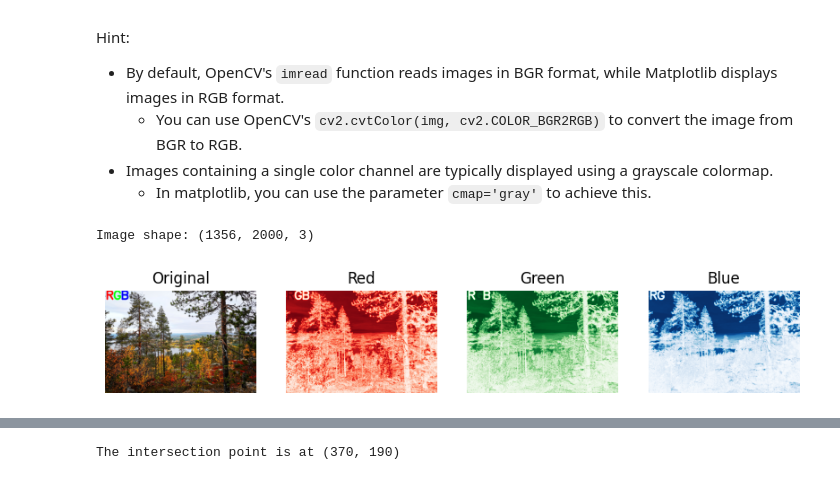
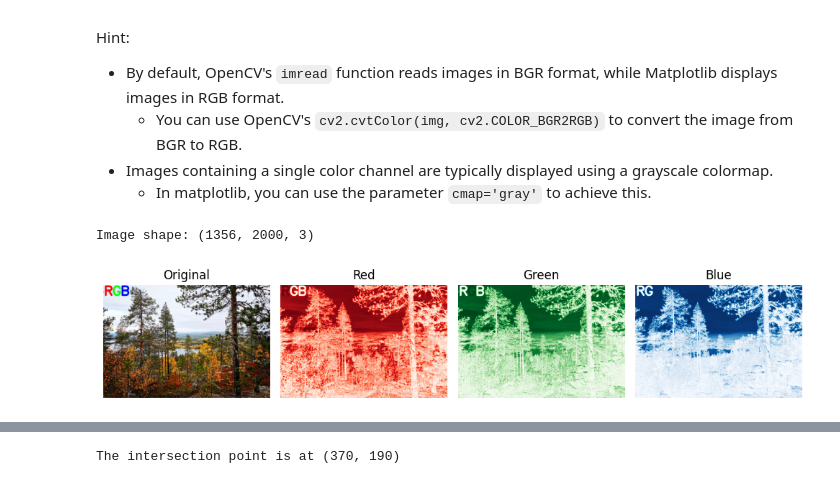
Before and after one commit to macpalor/computer-vision, a Jupyter notebook: ex1/CV-2025-exercises-01.ipynb, the cells around one changed output, grey strips where cells are left out. Drawn from its saved outputs; the diff is of its cells as text; code cells hidden in the pictures.

```diff
--- a/ex1/CV-2025-exercises-01.ipynb
+++ b/ex1/CV-2025-exercises-01.ipynb
@@ -196,27 +196,27 @@ Hint:
 - Images containing a single color channel are typically displayed using a grayscale colormap.
     - In matplotlib, you can use the parameter `cmap='gray'` to achieve this.
 # %%
-img = cv2.imread("images/lapland.jpeg")
-img = cv2.cvtColor(img, cv2.COLOR_BGR2RGB)
+img = cv2.imread("images/lapland.jpeg", cv2.IMREAD_COLOR_RGB)
 print(f"Image shape: {img.shape}")
 
 r = img[:, :, 0]
 g = img[:, :, 1]
 b = img[:, :, 2]
 
 fig, ax = plt.subplots(1, 4, figsize=(10,10))
 
 titles = "Original Red Green Blue".split()
 cmaps = "gray Reds Greens Blues".split()
 imgs = [img, r, g, b]
 
 for i, img, c, title in zip(range(4), imgs, cmaps, titles):
     ax[i].imshow(img, cmap=c)
     ax[i].set_title(title)
     ax[i].axis("off")
+plt.tight_layout()
 # %% [output]
 Image shape: (1356, 2000, 3)
-[figure, old version]
+[figure, new version]
 # %% [markdown]
 #### 1.2 b)
 
```
Also changed, not shown: parts of 4 cells of this notebook.
